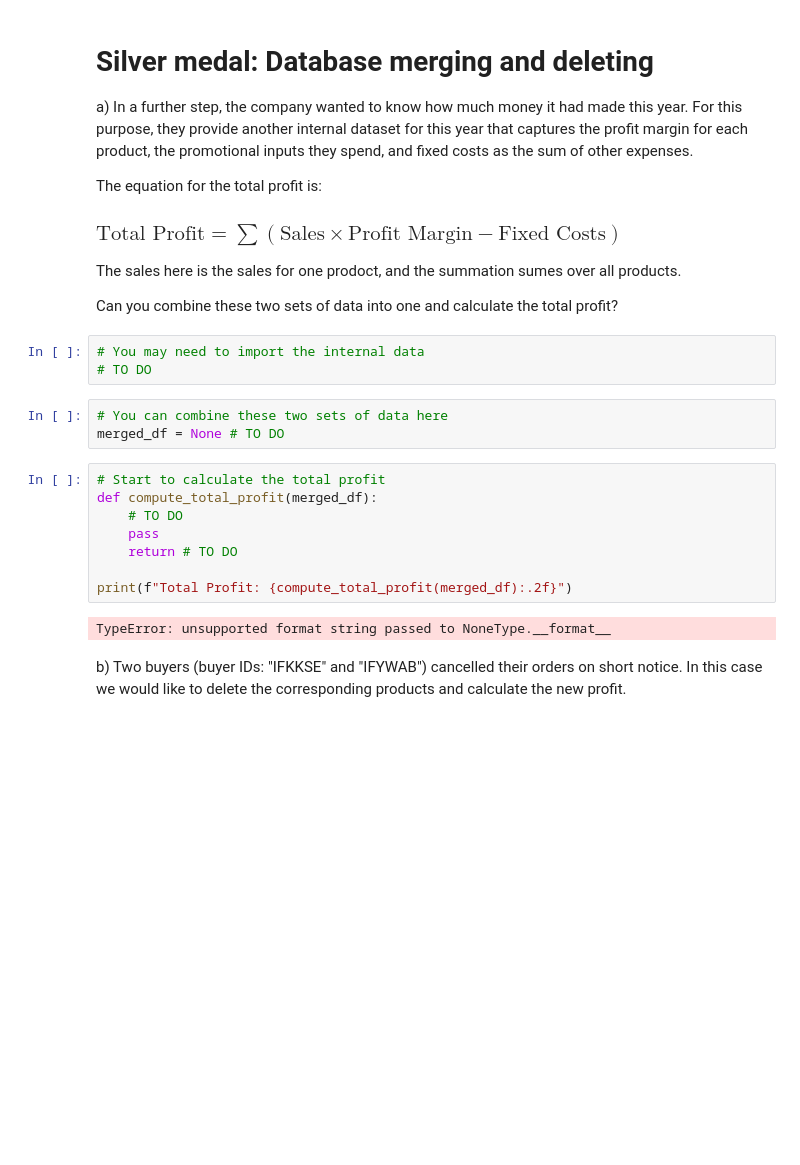
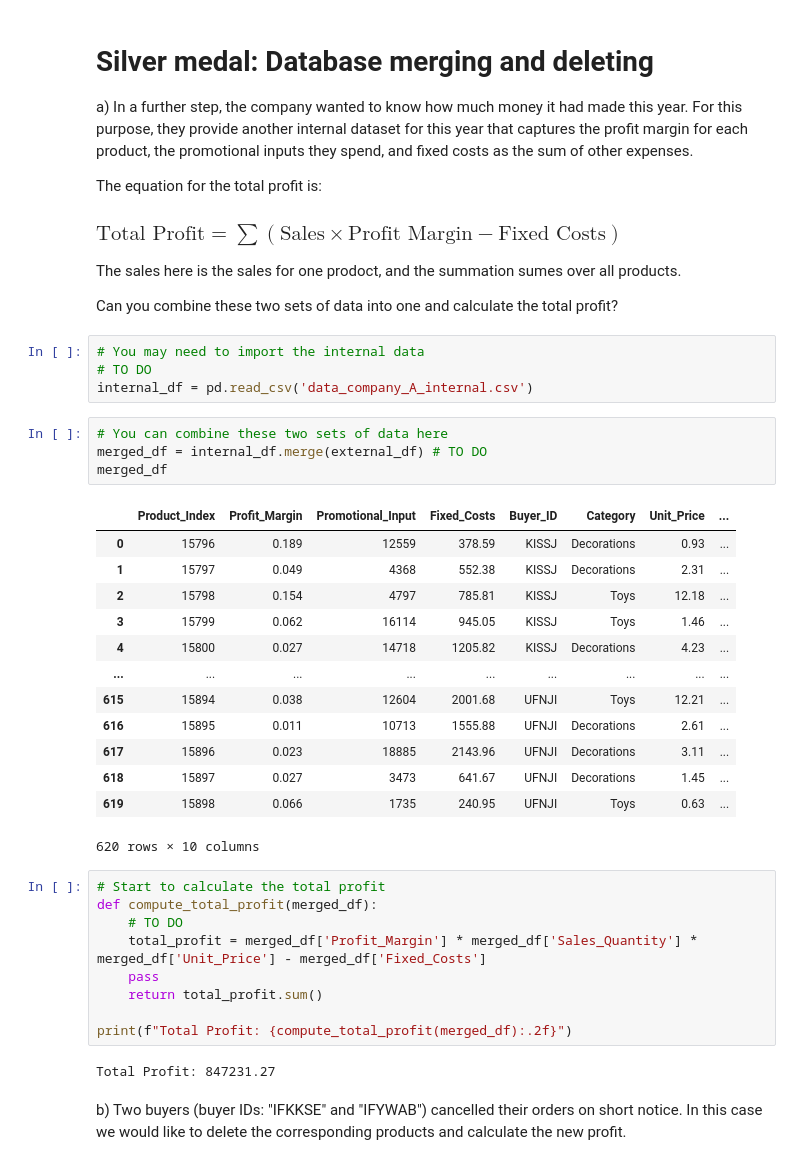
Before and after one commit to JelleBla/computational-thinking-week-individual-13450166, a Jupyter notebook: challenge_vectors_matrices/Review_Vectors.ipynb, the cells around one changed output. Saved outputs shown, nothing was run; the diff lists cells and outputs as text; blank space fills up the shorter version.

```diff
--- a/challenge_vectors_matrices/Review_Vectors.ipynb
+++ b/challenge_vectors_matrices/Review_Vectors.ipynb
@@ -109,19 +109,36 @@ Can you combine these two sets of data into one and calculate the total profit?
 # %%
 # You may need to import the internal data
 # TO DO
+internal_df = pd.read_csv('data_company_A_internal.csv')
 # %%
 # You can combine these two sets of data here
-merged_df = None # TO DO
+merged_df = internal_df.merge(external_df) # TO DO
+merged_df
+# %% [output]
+|  | Product_Index | Profit_Margin | Promotional_Input | Fixed_Costs | Buyer_ID | Category | Unit_Price | ... |
+| 0 | 15796 | 0.189 | 12559 | 378.59 | KISSJ | Decorations | 0.93 | ... |
+| 1 | 15797 | 0.049 | 4368 | 552.38 | KISSJ | Decorations | 2.31 | ... |
+| 2 | 15798 | 0.154 | 4797 | 785.81 | KISSJ | Toys | 12.18 | ... |
+| 3 | 15799 | 0.062 | 16114 | 945.05 | KISSJ | Toys | 1.46 | ... |
+| 4 | 15800 | 0.027 | 14718 | 1205.82 | KISSJ | Decorations | 4.23 | ... |
+| ... | ... | ... | ... | ... | ... | ... | ... | ... |
+| 615 | 15894 | 0.038 | 12604 | 2001.68 | UFNJI | Toys | 12.21 | ... |
+| 616 | 15895 | 0.011 | 10713 | 1555.88 | UFNJI | Decorations | 2.61 | ... |
+| 617 | 15896 | 0.023 | 18885 | 2143.96 | UFNJI | Decorations | 3.11 | ... |
+| 618 | 15897 | 0.027 | 3473 | 641.67 | UFNJI | Decorations | 1.45 | ... |
+| 619 | 15898 | 0.066 | 1735 | 240.95 | UFNJI | Toys | 0.63 | ... |
+620 rows × 10 columns
 # %%
 # Start to calculate the total profit
 def compute_total_profit(merged_df):
     # TO DO
+    total_profit = merged_df['Profit_Margin'] * merged_df['Sales_Quantity'] * merged_df['Unit_Price'] - merged_df['Fixed_Costs']
     pass
-    return # TO DO
+    return total_profit.sum()
 
 print(f"Total Profit: {compute_total_profit(merged_df):.2f}")
 # %% [output]
-TypeError: unsupported format string passed to NoneType.__format__
+Total Profit: 847231.27
 # %% [markdown]
 b) Two buyers (buyer IDs: "IFKKSE" and "IFYWAB") cancelled their orders on short notice. In this case we would like to delete the corresponding products and calculate the new profit.
 # %%
```
Also changed, not shown: parts of 3 cells of this notebook, 2 other files.
